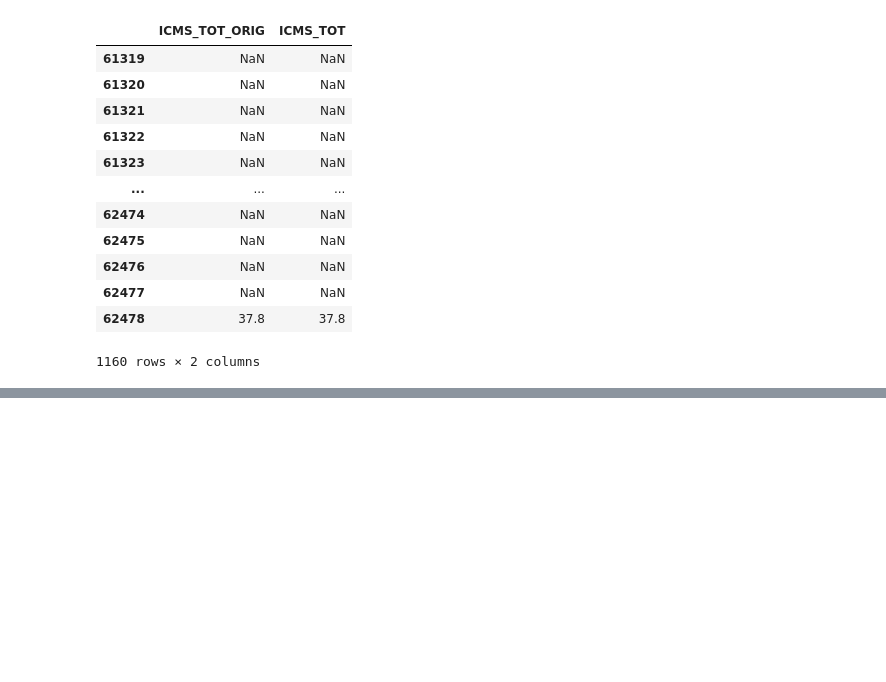
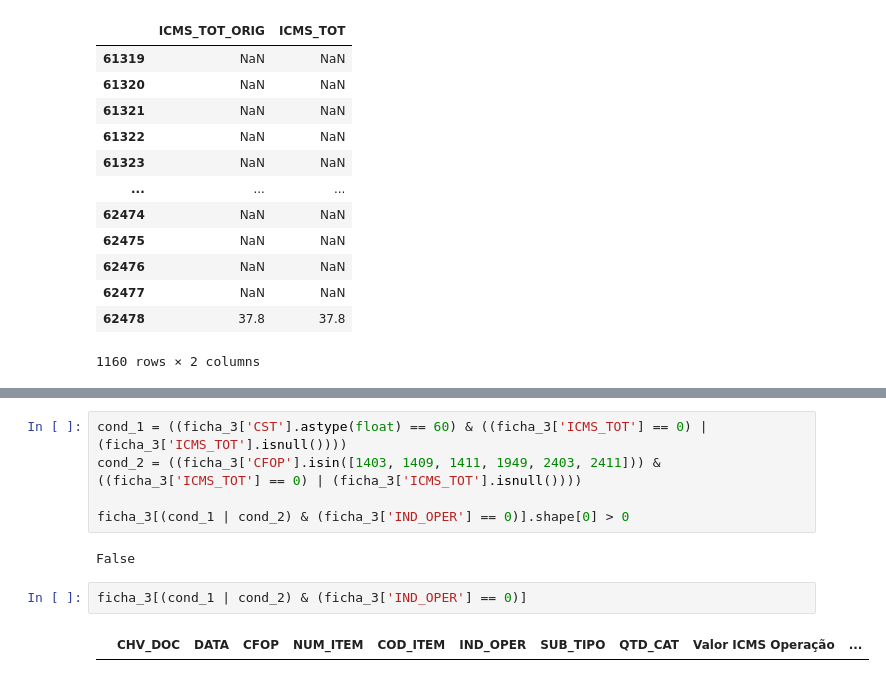
Before and after one commit to viniciuscatelani/Ressarcimento-CAT, a Jupyter notebook: src/etapas/testes_nb.ipynb, the cells around one changed output, grey strips where cells are left out. Saved outputs shown, nothing was run; the diff lists cells and outputs as text; blank space fills up the shorter version.

```diff
--- a/src/etapas/testes_nb.ipynb
+++ b/src/etapas/testes_nb.ipynb
@@ -1084,0 +1132,11 @@ tabela_2_nova[tabela_2_nova['COD_ITEM'] == '225507'][['ICMS_TOT_ORIG', 'ICMS_TOT
+# %%
+cond_1 = ((ficha_3['CST'].astype(float) == 60) & ((ficha_3['ICMS_TOT'] == 0) | (ficha_3['ICMS_TOT'].isnull())))
+cond_2 = ((ficha_3['CFOP'].isin([1403, 1409, 1411, 1949, 2403, 2411])) & ((ficha_3['ICMS_TOT'] == 0) | (ficha_3['ICMS_TOT'].isnull())))
+
+ficha_3[(cond_1 | cond_2) & (ficha_3['IND_OPER'] == 0)].shape[0] > 0
+# %% [output]
+False
+# %%
+ficha_3[(cond_1 | cond_2) & (ficha_3['IND_OPER'] == 0)]
+# %% [output]
+|  | CHV_DOC | DATA | CFOP | NUM_ITEM | COD_ITEM | IND_OPER | SUB_TIPO | QTD_CAT | Valor ICMS Operação | ... |
```
Also changed, not shown: parts of 6 cells of this notebook.
